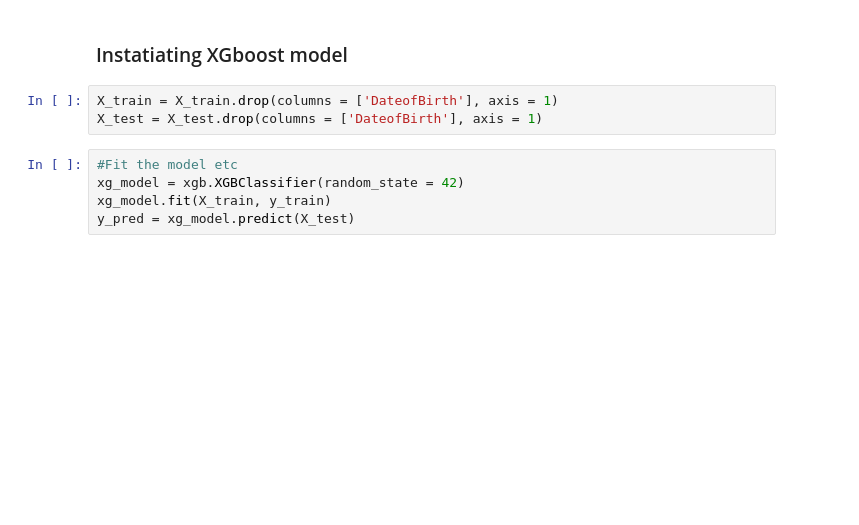
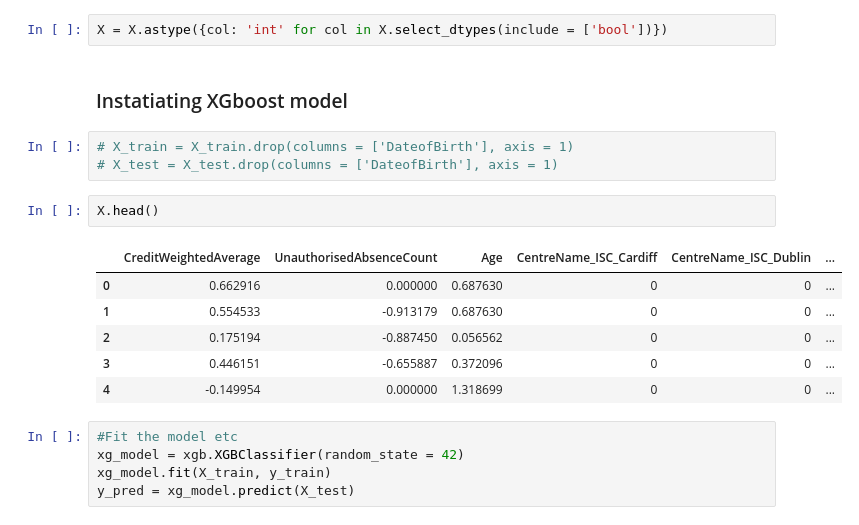
Before and after one commit to Ladozuki/CAM_DS-ML, a Jupyter notebook: CAM_DS-ML/Course2/Week6/Okusanya_Oladipupo_CAM_DS_C201_Mini_project_6_3.ipynb, the cells around one changed output. Saved outputs shown, nothing was run; the diff lists cells and outputs as text; blank space fills up the shorter version.

```diff
--- a/CAM_DS-ML/Course2/Week6/Okusanya_Oladipupo_CAM_DS_C201_Mini_project_6_3.ipynb
+++ b/CAM_DS-ML/Course2/Week6/Okusanya_Oladipupo_CAM_DS_C201_Mini_project_6_3.ipynb
@@ -384,11 +367,22 @@ X = df.drop(columns = ['DroppedOut'])
 y = df['DroppedOut']
 
 X_train, X_test, y_train, y_test = train_test_split(X, y, test_size=0.2, random_state=42)
+# %%
+X = X.astype({col: 'int' for col in X.select_dtypes(include = ['bool'])})
 # %% [markdown]
 ### Instatiating XGboost model
 # %%
-X_train = X_train.drop(columns = ['DateofBirth'], axis = 1)
-X_test = X_test.drop(columns = ['DateofBirth'], axis = 1)
+# X_train = X_train.drop(columns = ['DateofBirth'], axis = 1)
+# X_test = X_test.drop(columns = ['DateofBirth'], axis = 1)
+# %%
+X.head()
+# %% [output]
+|  | CreditWeightedAverage | UnauthorisedAbsenceCount | Age | CentreName_ISC_Cardiff | CentreName_ISC_Dublin | ... |
+| 0 | 0.662916 | 0.000000 | 0.687630 | 0 | 0 | ... |
+| 1 | 0.554533 | -0.913179 | 0.687630 | 0 | 0 | ... |
+| 2 | 0.175194 | -0.887450 | 0.056562 | 0 | 0 | ... |
+| 3 | 0.446151 | -0.655887 | 0.372096 | 0 | 0 | ... |
+| 4 | -0.149954 | 0.000000 | 1.318699 | 0 | 0 | ... |
 # %%
 #Fit the model etc
 xg_model = xgb.XGBClassifier(random_state = 42)
```
Also changed, not shown: parts of 13 cells of this notebook.
